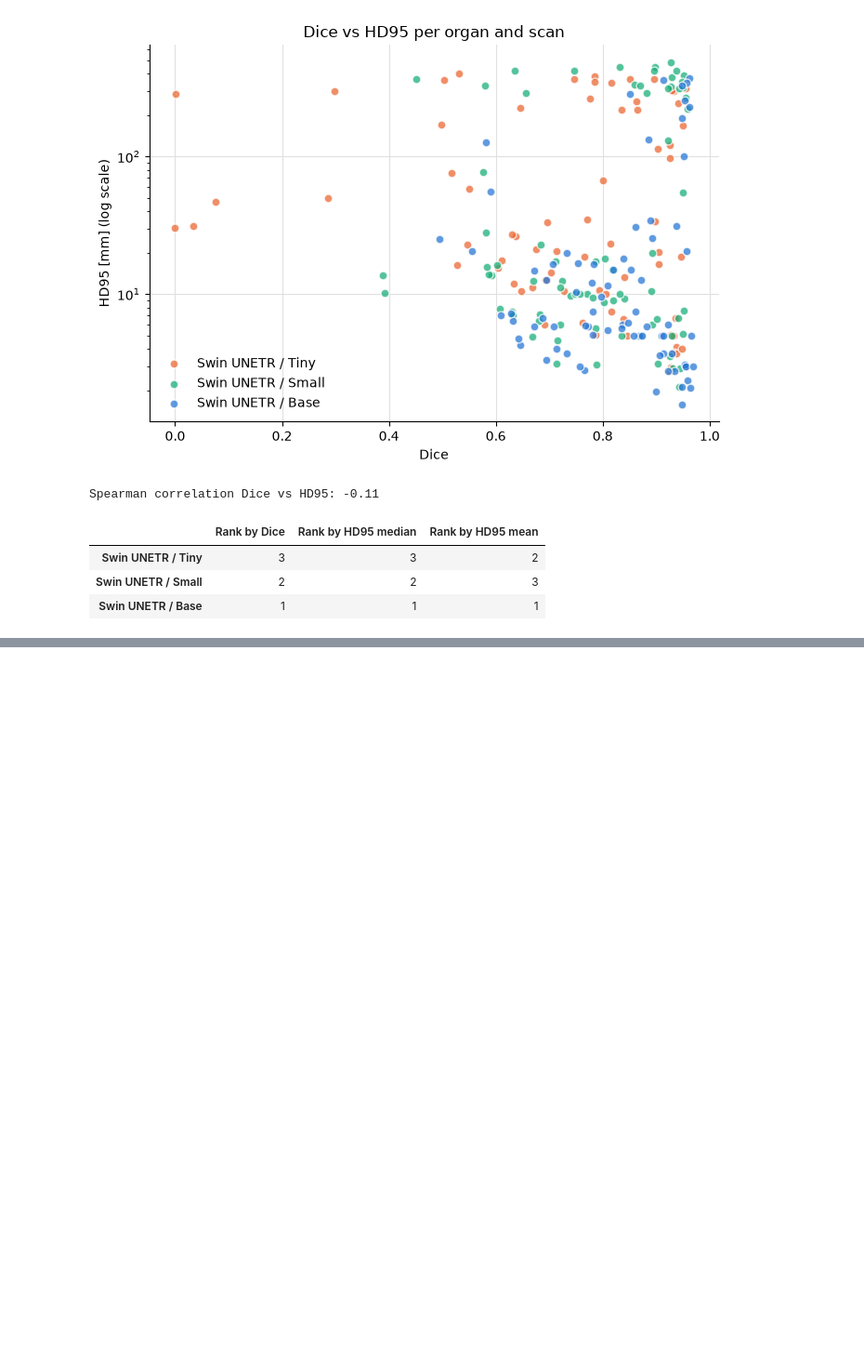
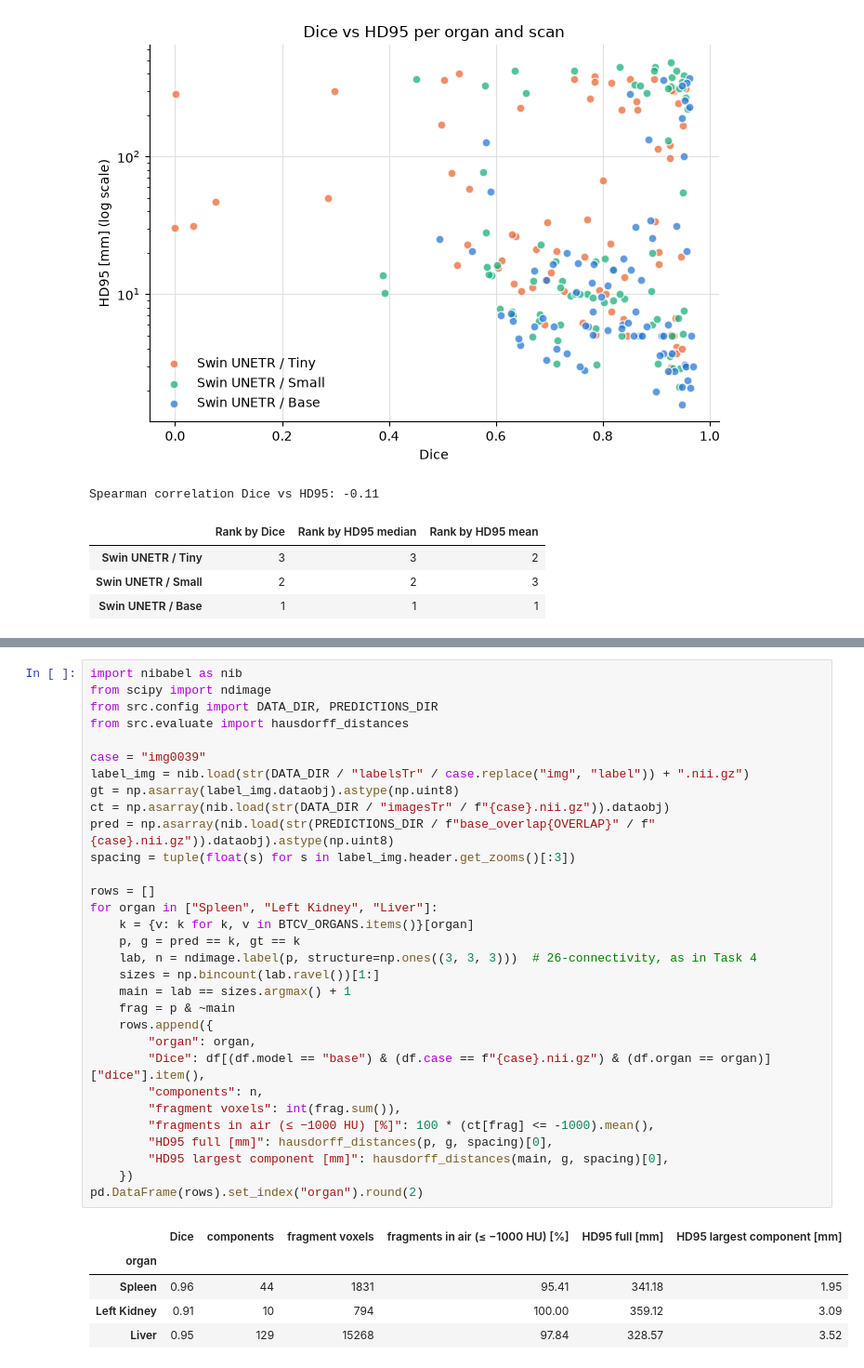
Before and after one commit to Paula-Gal/FoundationsAIMB_Mini-Project_Segmentation-Public, a Jupyter notebook: notebooks/03_quantitative_eval.ipynb, the cells around one changed output, grey strips where cells are left out. Shown at 93% size. Saved outputs shown, nothing was run; the diff lists cells and outputs as text; blank space fills up the shorter version.

```diff
--- a/notebooks/03_quantitative_eval.ipynb
+++ b/notebooks/03_quantitative_eval.ipynb
@@ -208,0 +215,37 @@ Spearman correlation Dice vs HD95: -0.11
+# %%
+import nibabel as nib
+from scipy import ndimage
+from src.config import DATA_DIR, PREDICTIONS_DIR
+from src.evaluate import hausdorff_distances
+
+case = "img0039"
+label_img = nib.load(str(DATA_DIR / "labelsTr" / case.replace("img", "label")) + ".nii.gz")
+gt = np.asarray(label_img.dataobj).astype(np.uint8)
+ct = np.asarray(nib.load(str(DATA_DIR / "imagesTr" / f"{case}.nii.gz")).dataobj)
+pred = np.asarray(nib.load(str(PREDICTIONS_DIR / f"base_overlap{OVERLAP}" / f"{case}.nii.gz")).dataobj).astype(np.uint8)
+spacing = tuple(float(s) for s in label_img.header.get_zooms()[:3])
+
+rows = []
+for organ in ["Spleen", "Left Kidney", "Liver"]:
+    k = {v: k for k, v in BTCV_ORGANS.items()}[organ]
+    p, g = pred == k, gt == k
+    lab, n = ndimage.label(p, structure=np.ones((3, 3, 3)))  # 26-connectivity, as in Task 4
+    sizes = np.bincount(lab.ravel())[1:]
+    main = lab == sizes.argmax() + 1
+    frag = p & ~main
+    rows.append({
+        "organ": organ,
+        "Dice": df[(df.model == "base") & (df.case == f"{case}.nii.gz") & (df.organ == organ)]["dice"].item(),
+        "components": n,
+        "fragment voxels": int(frag.sum()),
+        "fragments in air (≤ −1000 HU) [%]": 100 * (ct[frag] <= -1000).mean(),
+        "HD95 full [mm]": hausdorff_distances(p, g, spacing)[0],
+        "HD95 largest component [mm]": hausdorff_distances(main, g, spacing)[0],
+    })
+pd.DataFrame(rows).set_index("organ").round(2)
+# %% [output]
+|  | Dice | components | fragment voxels | fragments in air (≤ −1000 HU) [%] | HD95 full [mm] | HD95 largest component [mm] |
+| organ |  |  |  |  |  |  |
+| Spleen | 0.96 | 44 | 1831 | 95.41 | 341.18 | 1.95 |
+| Left Kidney | 0.91 | 10 | 794 | 100.00 | 359.12 | 3.09 |
+| Liver | 0.95 | 129 | 15268 | 97.84 | 328.57 | 3.52 |
```
Also changed, not shown: parts of 1 cell of this notebook.
